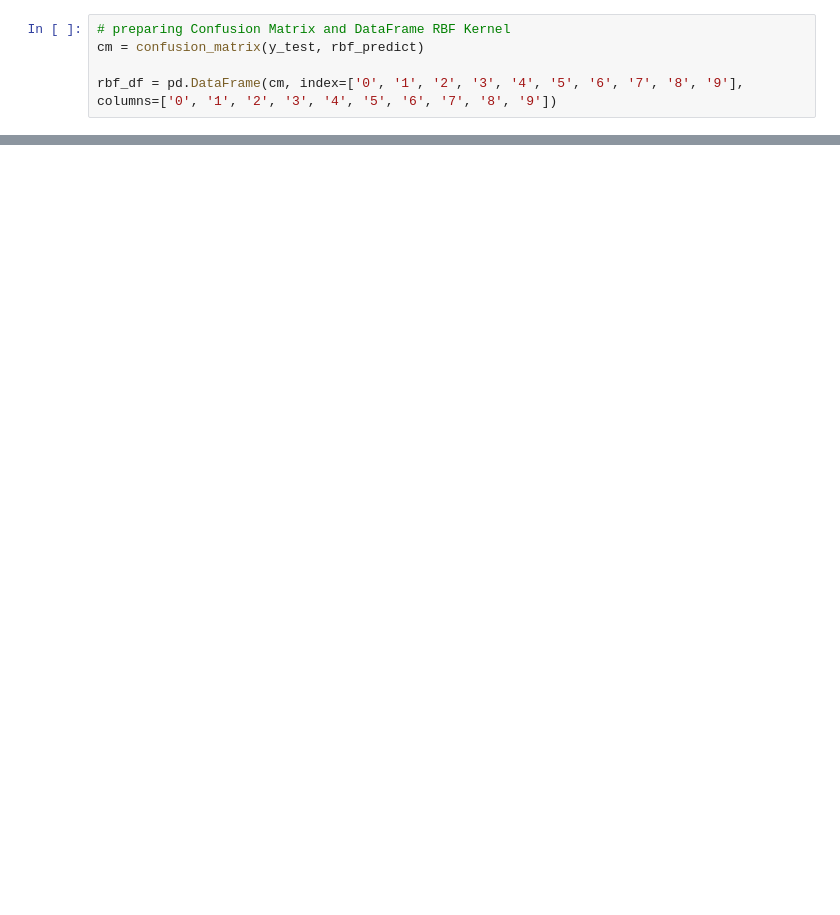
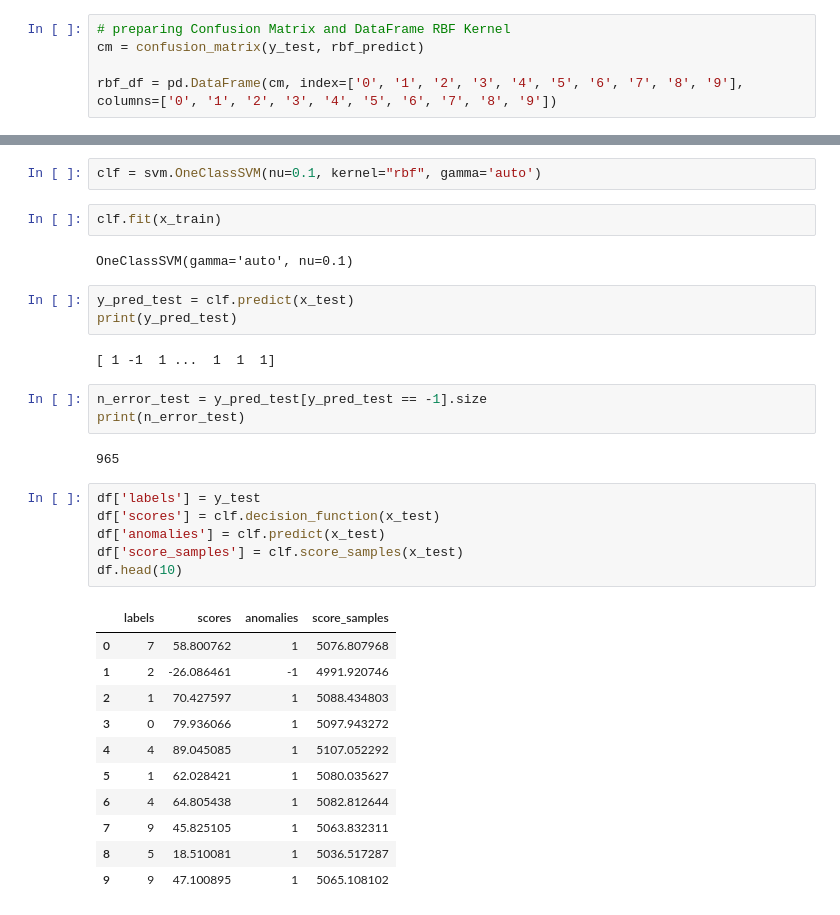
Before and after one commit to HeadBangZ/MasterThesis, a Jupyter notebook: mnist/svm/svm.ipynb, the cells around one changed output, grey strips where cells are left out. Drawn from its saved outputs; the diff is of its cells as text; blank space fills up the shorter version.

```diff
--- a/mnist/svm/svm.ipynb
+++ b/mnist/svm/svm.ipynb
@@ -133,0 +147,34 @@ plt.show()
+# %%
+clf = svm.OneClassSVM(nu=0.1, kernel="rbf", gamma='auto')
+# %%
+clf.fit(x_train)
+# %% [output]
+OneClassSVM(gamma='auto', nu=0.1)
+# %%
+y_pred_test = clf.predict(x_test)
+print(y_pred_test)
+# %% [output]
+[ 1 -1  1 ...  1  1  1]
+# %%
+n_error_test = y_pred_test[y_pred_test == -1].size
+print(n_error_test)
+# %% [output]
+965
+# %%
+df['labels'] = y_test
+df['scores'] = clf.decision_function(x_test)
+df['anomalies'] = clf.predict(x_test)
+df['score_samples'] = clf.score_samples(x_test)
+df.head(10)
+# %% [output]
+|  | labels | scores | anomalies | score_samples |
+| 0 | 7 | 58.800762 | 1 | 5076.807968 |
+| 1 | 2 | -26.086461 | -1 | 4991.920746 |
+| 2 | 1 | 70.427597 | 1 | 5088.434803 |
+| 3 | 0 | 79.936066 | 1 | 5097.943272 |
+| 4 | 4 | 89.045085 | 1 | 5107.052292 |
+| 5 | 1 | 62.028421 | 1 | 5080.035627 |
+| 6 | 4 | 64.805438 | 1 | 5082.812644 |
+| 7 | 9 | 45.825105 | 1 | 5063.832311 |
+| 8 | 5 | 18.510081 | 1 | 5036.517287 |
+| 9 | 9 | 47.100895 | 1 | 5065.108102 |
```
Also changed, not shown: parts of 16 cells of this notebook, 9 other files.
